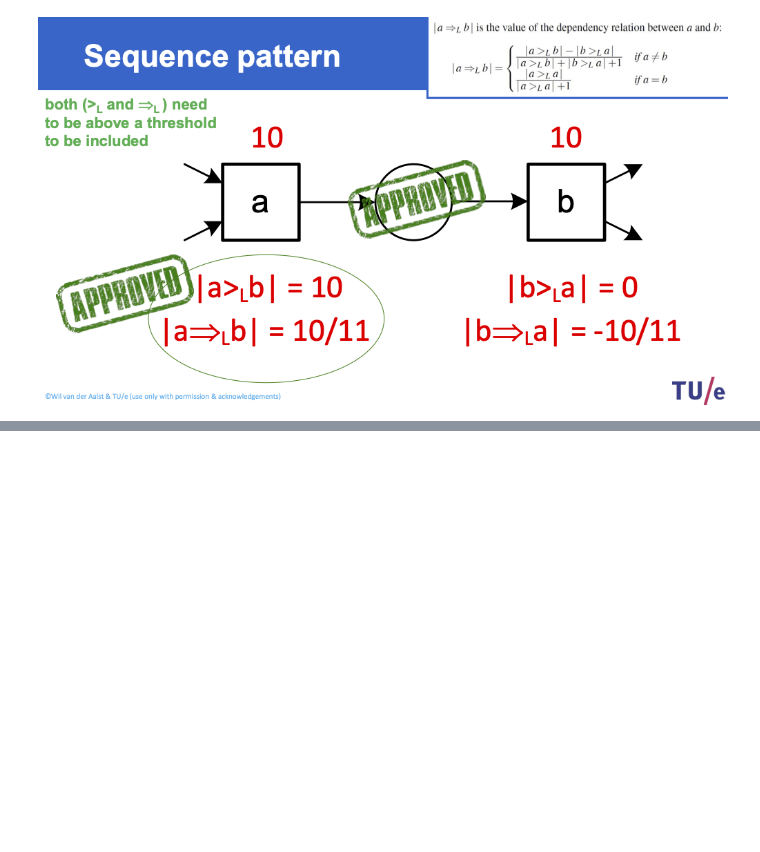
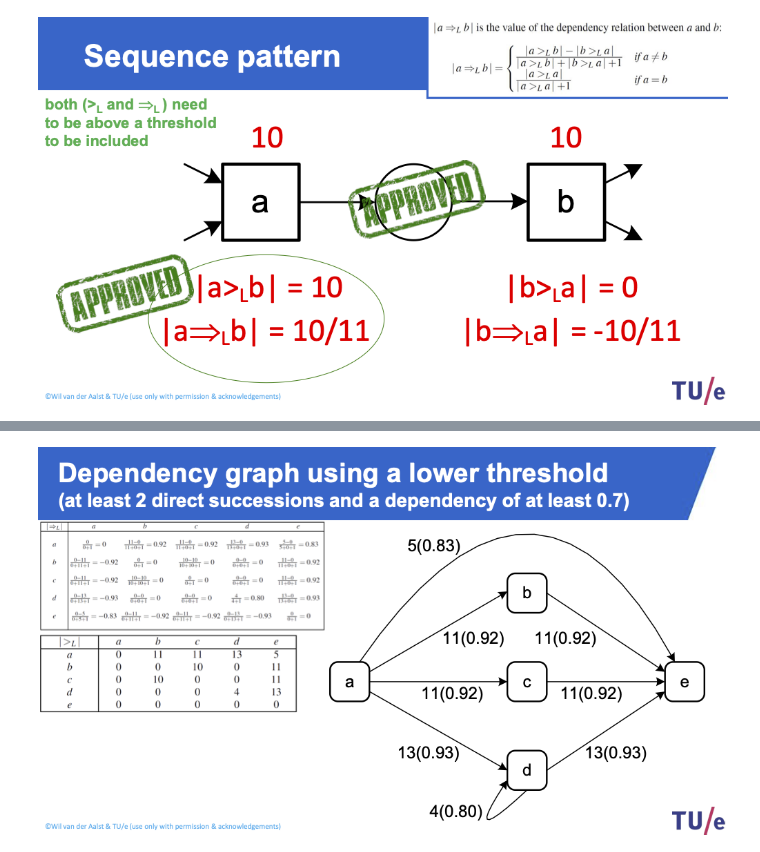
Before and after one commit to EMbeDS-education/ComputingDataAnalysisModeling20242025, a Jupyter notebook: PDAI/jupyter/jupyterNotebooks/M2PM_05DependencyGraphs_HeuristicMiner.ipynb, the cells around one changed output, grey strips where cells are left out. Cells and saved outputs as stored; diff of their text form; code cells hidden in the pictures; blank space fills up the shorter version.

```diff
--- a/PDAI/jupyter/jupyterNotebooks/M2PM_05DependencyGraphs_HeuristicMiner.ipynb
+++ b/PDAI/jupyter/jupyterNotebooks/M2PM_05DependencyGraphs_HeuristicMiner.ipynb
@@ -265,0 +276,4 @@ display(Image(pm_slides+'depMeasureEx3.png',width=700))
+# %%
+display(Image(pm_slides+'depMeasureEx3c.png',width=700))
+# %% [output]
+[figure, added]
```
Also changed, not shown: parts of 13 cells of this notebook, 3 other files.
